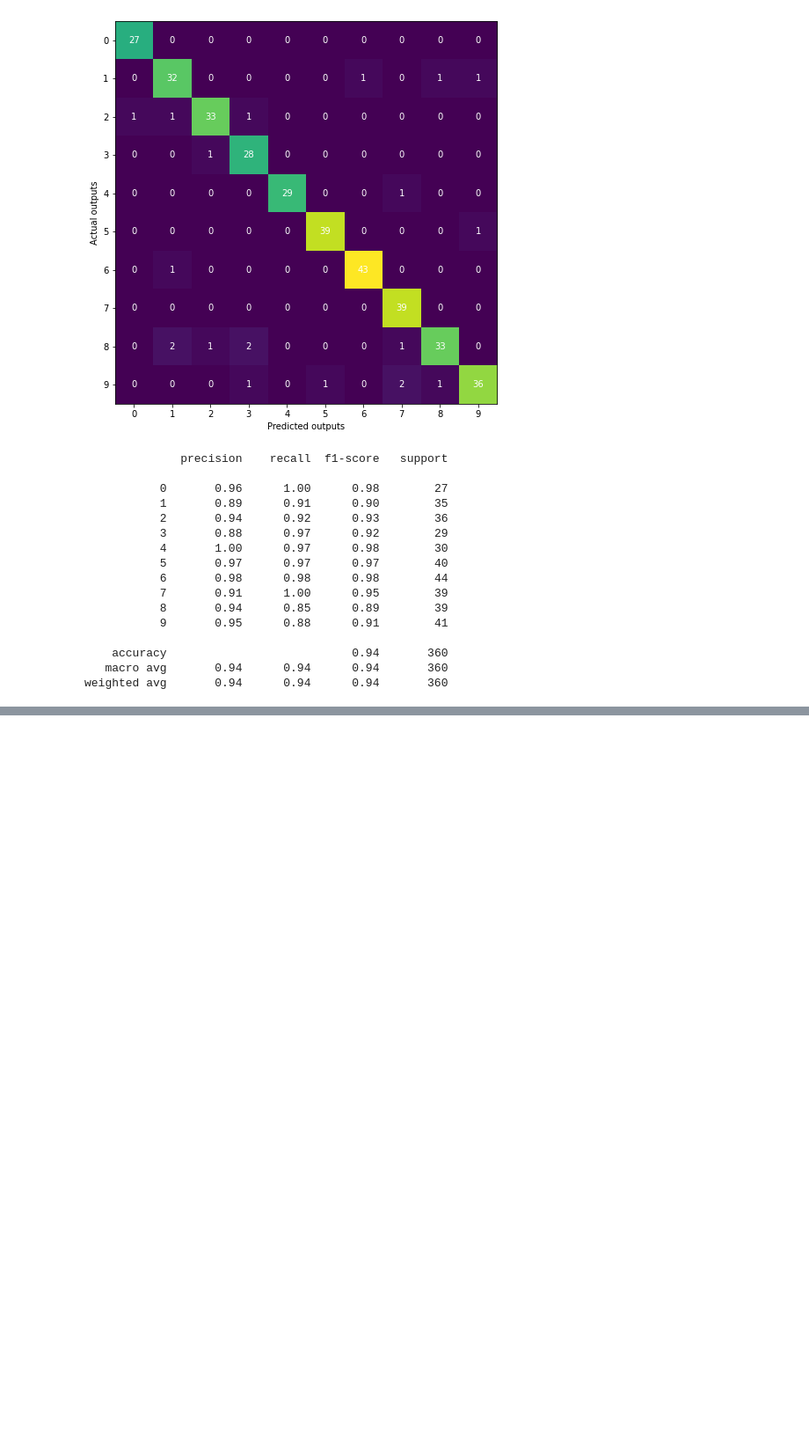
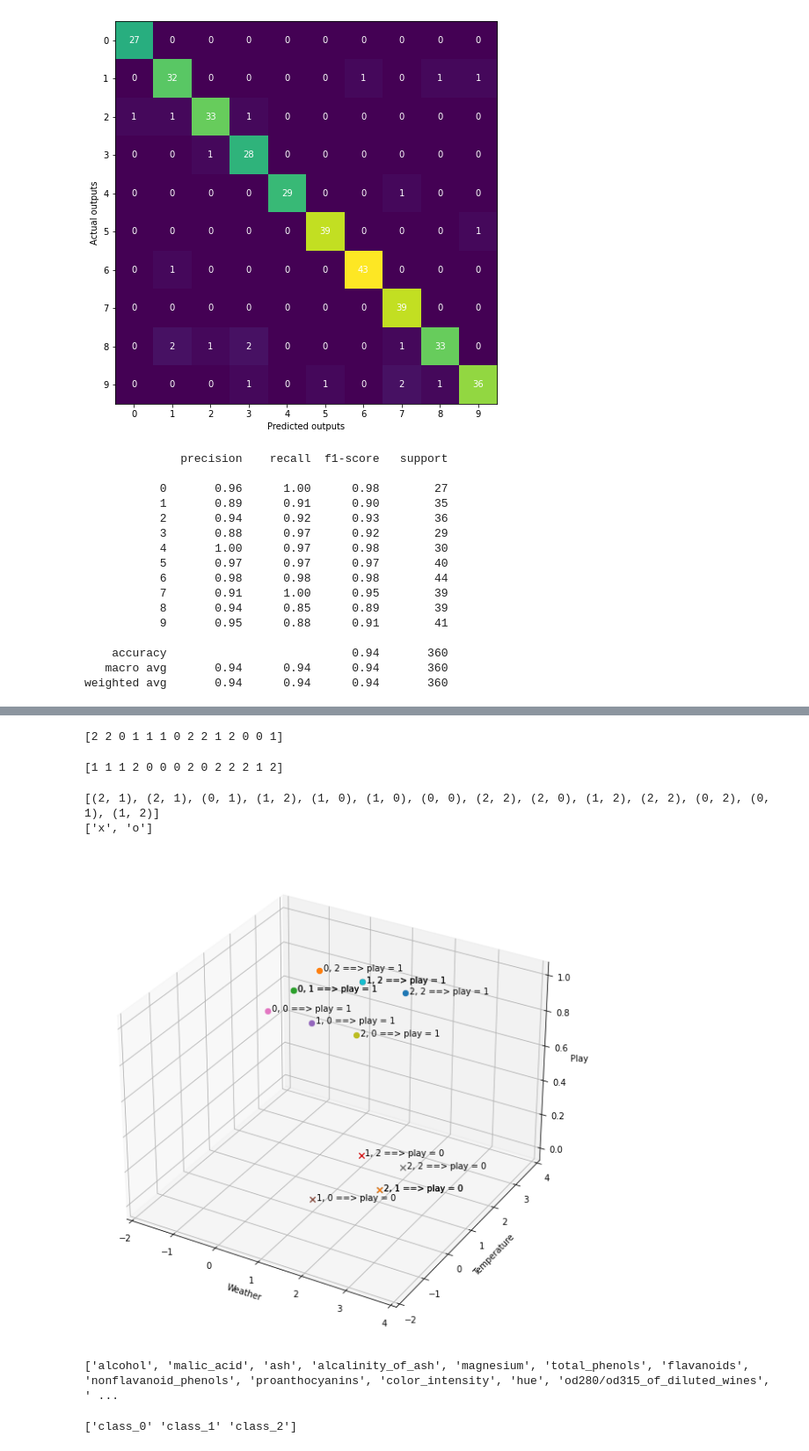
Before and after one commit to JohnJumon/H8_9, a Jupyter notebook: Classification I.ipynb, the cells around one changed output, grey strips where cells are left out. Shown at 88% size. Cells and saved outputs as stored; diff of their text form; code cells hidden in the pictures; blank space fills up the shorter version.

```diff
--- a/Classification I.ipynb
+++ b/Classification I.ipynb
@@ -224,0 +271,53 @@ weighted avg       0.94      0.94      0.94       360
+# %%
+temp = ['Hot', 'Hot', 'Hot', 'Mild', 'Cool', 'Cool', 'Cool', 'Mild', 'Cool', 'Mild', 'Mild', 'Mild', 'Hot', 'Mild']
+# %%
+play=['No', 'No', 'Yes', 'Yes', 'Yes', 'No', 'Yes', 'No', 'Yes', 'Yes', 'Yes', 'Yes', 'Yes', 'No']
+# %%
+from sklearn import preprocessing
+le = preprocessing.LabelEncoder()
+weather_encoded = le.fit_transform(weather)
+print(weather_encoded)
+# %% [output]
+[2 2 0 1 1 1 0 2 2 1 2 0 0 1]
+# %%
+temp_encoded = le.fit_transform(temp)
+label = le.fit_transform(play)
+print(temp_encoded)
+# %% [output]
+[1 1 1 2 0 0 0 2 0 2 2 2 1 2]
+# %%
+features = list(zip(weather_encoded, temp_encoded))
+
+print(features)
+
+import matplotlib.pyplot as plt
+import numpy as np
+
+fig = plt.figure(figsize=(10, 15))
+ax = fig.add_subplot(projection='3d')
+
+n = len(features)
+m = ['x', 'o']
+print(m)
+
+
+for i in range(len(features)):
+    xs = features[i][0]
+    ys = features[i][1]
+    zs = label[i]
+    ax.scatter(xs, ys, zs, marker=m[label[i]], s=40)
+    point_label = f'{xs}, {ys} ==> play = {zs}'
+    ax.text(xs, ys, zs, point_label, position=(xs+0.1, ys, zs))
+
+ax.set_xlabel('Weather')
+ax.set_ylabel('Temperature')
+ax.set_zlabel('Play')
+
+plt.xlim(-2, 4)
+plt.ylim(-2, 4)
+
+plt.show()
+# %% [output]
+[(2, 1), (2, 1), (0, 1), (1, 2), (1, 0), (1, 0), (0, 0), (2, 2), (2, 0), (1, 2), (2, 2), (0, 2), (0, 1), (1, 2)]
+['x', 'o']
+[figure, added]
@@ -224,0 +327,8 @@ weighted avg       0.94      0.94      0.94       360
+# %%
+print(wine.feature_names)
+# %% [output]
+['alcohol', 'malic_acid', 'ash', 'alcalinity_of_ash', 'magnesium', 'total_phenols', 'flavanoids', 'nonflavanoid_phenols', 'proanthocyanins', 'color_intensity', 'hue', 'od280/od315_of_diluted_wines', ' ...
+# %%
+print(wine.target_names)
+# %% [output]
+['class_0' 'class_1' 'class_2']
```
Also changed, not shown: parts of 15 cells of this notebook.
